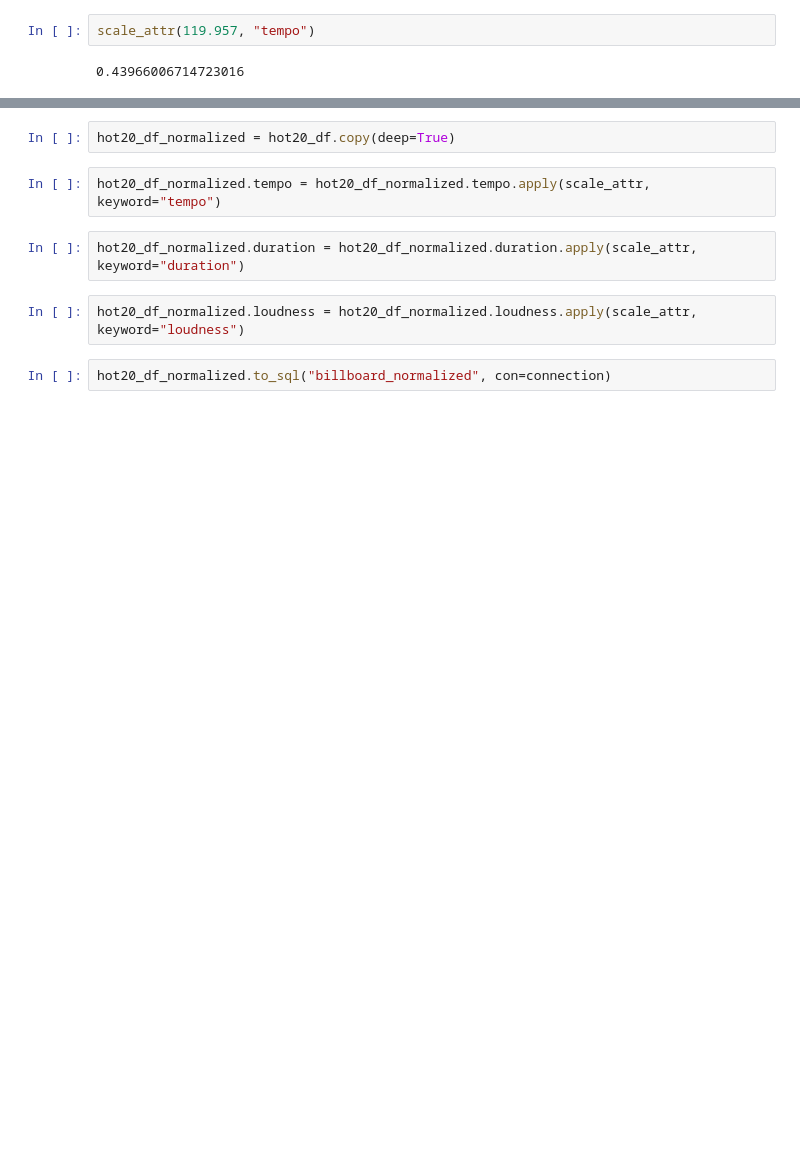
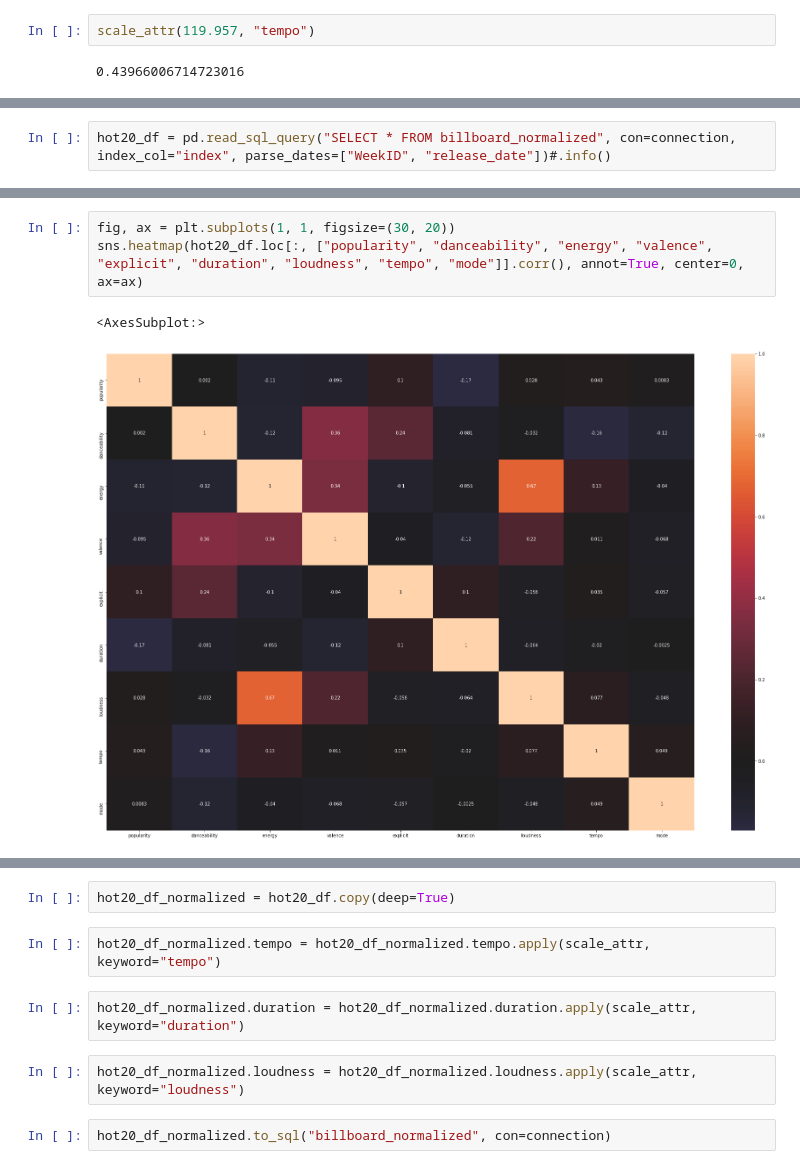
Before and after one commit to kyle-rgb/Spotify_Project, a Jupyter notebook: notebooks/Classification.ipynb, the cells around one changed output, grey strips where cells are left out. Cells and saved outputs as stored; diff of their text form; blank space fills up the shorter version.

```diff
--- a/notebooks/Classification.ipynb
+++ b/notebooks/Classification.ipynb
@@ -443,0 +523,2 @@ scale_attr(119.957, "tempo")
+# %%
+hot20_df = pd.read_sql_query("SELECT * FROM billboard_normalized", con=connection, index_col="index", parse_dates=["WeekID", "release_date"])#.info()
@@ -443,0 +582,6 @@ scale_attr(119.957, "tempo")
+# %%
+fig, ax = plt.subplots(1, 1, figsize=(30, 20))
+sns.heatmap(hot20_df.loc[:, ["popularity", "danceability", "energy", "valence", "explicit", "duration", "loudness", "tempo", "mode"]].corr(), annot=True, center=0, ax=ax)
+# %% [output]
+<AxesSubplot:>
+[figure, added]
```
Also changed, not shown: parts of 78 cells of this notebook, 7 other files.
